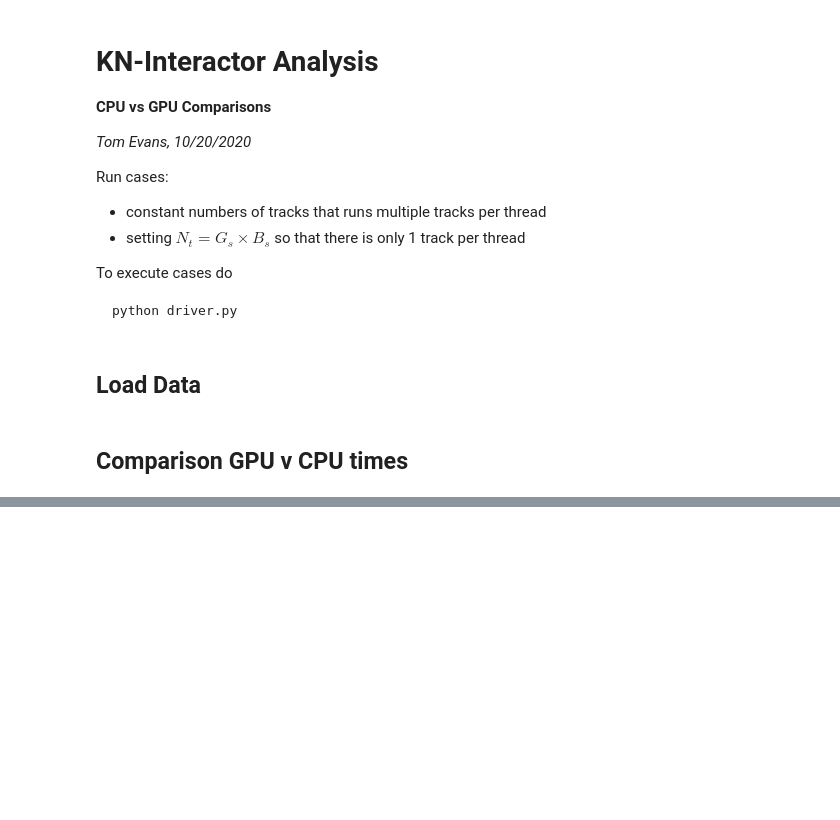
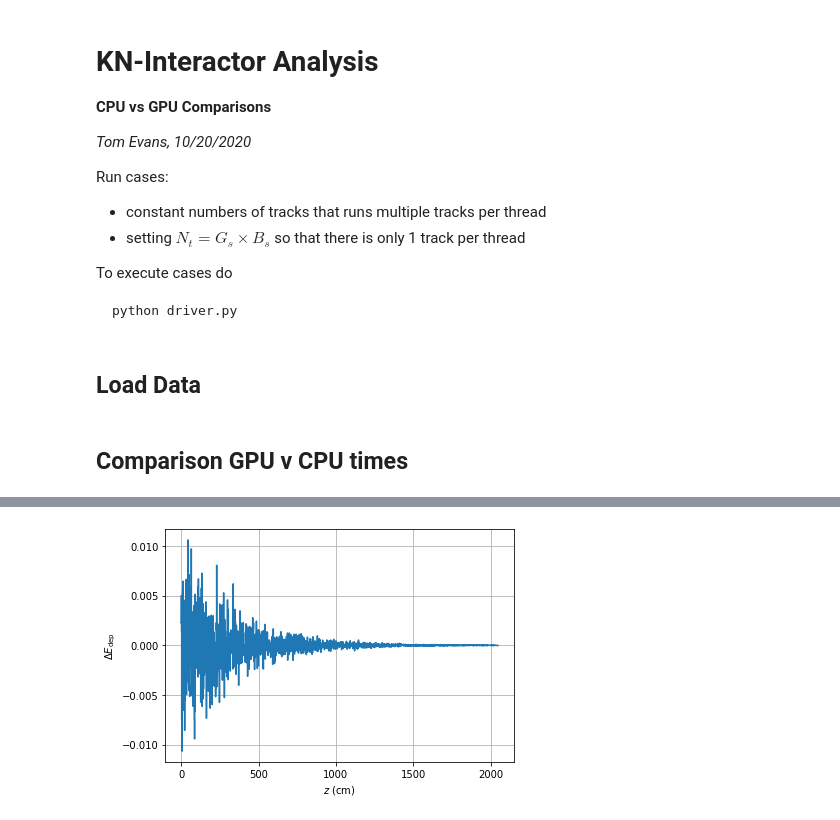
Before and after one commit to celeritas-project/benchmarks, a Jupyter notebook: klein-nishina/celeritas-results-cpu/analysis.ipynb, the cells around one changed output, grey strips where cells are left out. Cells and saved outputs as stored; diff of their text form; code cells hidden in the pictures; blank space fills up the shorter version.

```diff
--- a/klein-nishina/celeritas-results-cpu/analysis.ipynb
+++ b/klein-nishina/celeritas-results-cpu/analysis.ipynb
@@ -142,0 +162,2 @@ fig.savefig('cpu_v_gpu.pdf')
+# %%
+diff = (edep_c - edep_g)
@@ -142,0 +187,13 @@ fig.savefig('cpu_v_gpu.pdf')
+# %%
+fig = plt.figure()
+ax = fig.add_subplot(111)
+
+ax.plot(bounds, diff, ds='steps-post')
+ax.grid()
+
+ax.set_xlabel('$z$ (cm)')
+ax.set_ylabel('$\Delta E_\mathrm{dep}$')
+
+fig.tight_layout()
+# %% [output]
+[figure, added]
```
Also changed, not shown: parts of 13 cells of this notebook, 23 other files.
